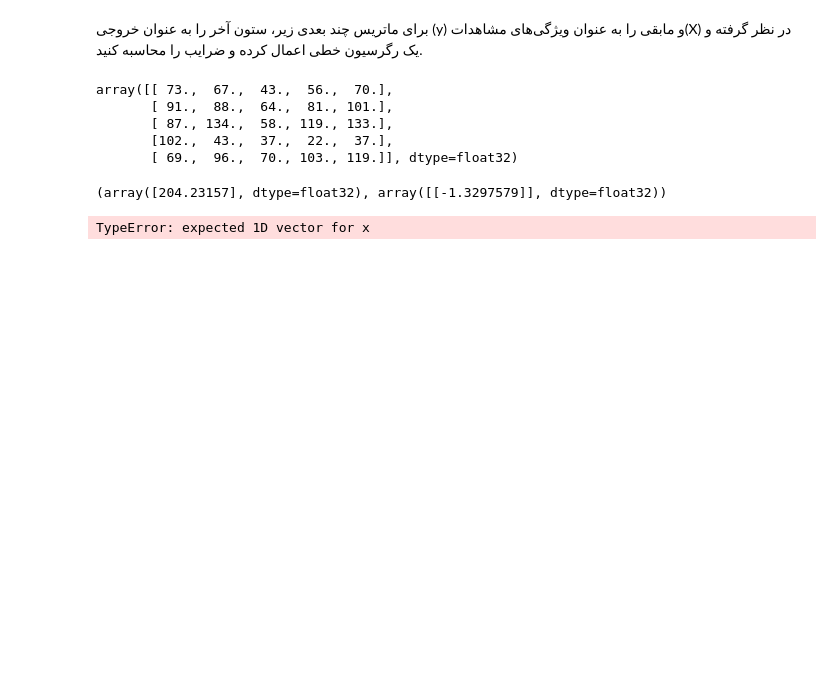
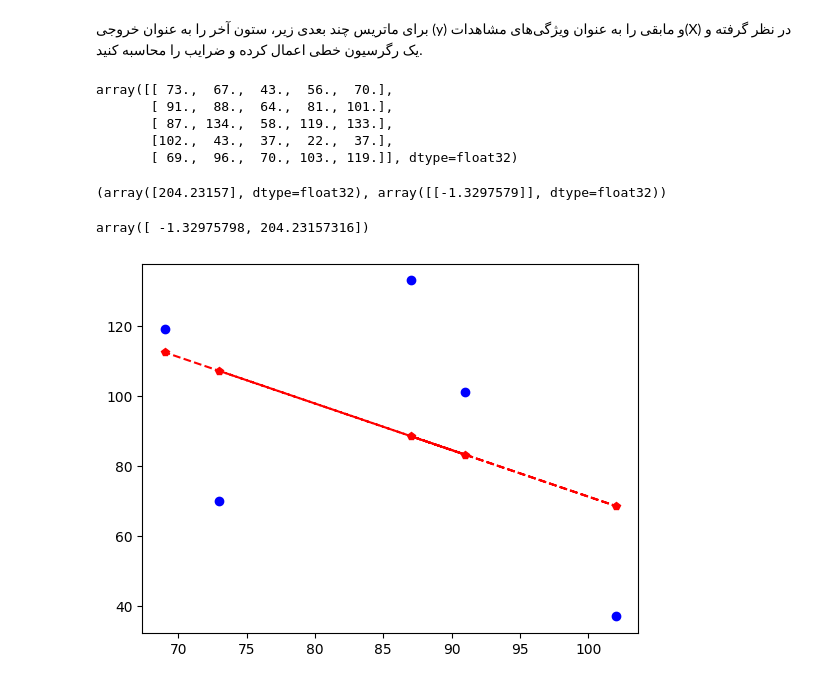
Before and after one commit to Max-shiri-90/ML-masoud, a Jupyter notebook: s02/ML03-S02.ipynb, the cells around one changed output. Cells and saved outputs as stored; diff of their text form; code cells hidden in the pictures; blank space fills up the shorter version.

Commit message:
array problem

```diff
--- a/s02/ML03-S02.ipynb
+++ b/s02/ML03-S02.ipynb
@@ -138,22 +138,22 @@ array([[ 73.,  67.,  43.,  56.,  70.],
        [ 69.,  96.,  70., 103., 119.]], dtype=float32)
 # %%
 y = [row[-1] for row in numbers]
-y = np.array(y).reshape(-1, 1)
+y_arr = np.array(y).reshape(-1, 1)
 # %%
 x = [row[0] for row in numbers]
-x = np.array(x).reshape(-1, 1)
+x_arr = np.array(x).reshape(-1, 1)
 # %%
 reg=LinearRegression()
-reg.fit(x,y)
+reg.fit(x_arr,y_arr)
 (reg.intercept_, reg.coef_)
 # %% [output]
 (array([204.23157], dtype=float32), array([[-1.3297579]], dtype=float32))
 # %%
-x_flat = x.flatten()
-coef = np.polyfit(x_flat, y, 1)
+coef = np.polyfit(x, y, 1)
 poly1d_fn = np.poly1d(coef)
 
-plt.plot(x_flat, y, 'ob', x_flat, poly1d_fn(x_flat), '--pr')
+plt.plot(x, y, 'ob', x, poly1d_fn(x), '--pr')
 coef
 # %% [output]
-TypeError: expected 1D vector for x
+array([ -1.32975798, 204.23157316])
+[figure, added]
```
